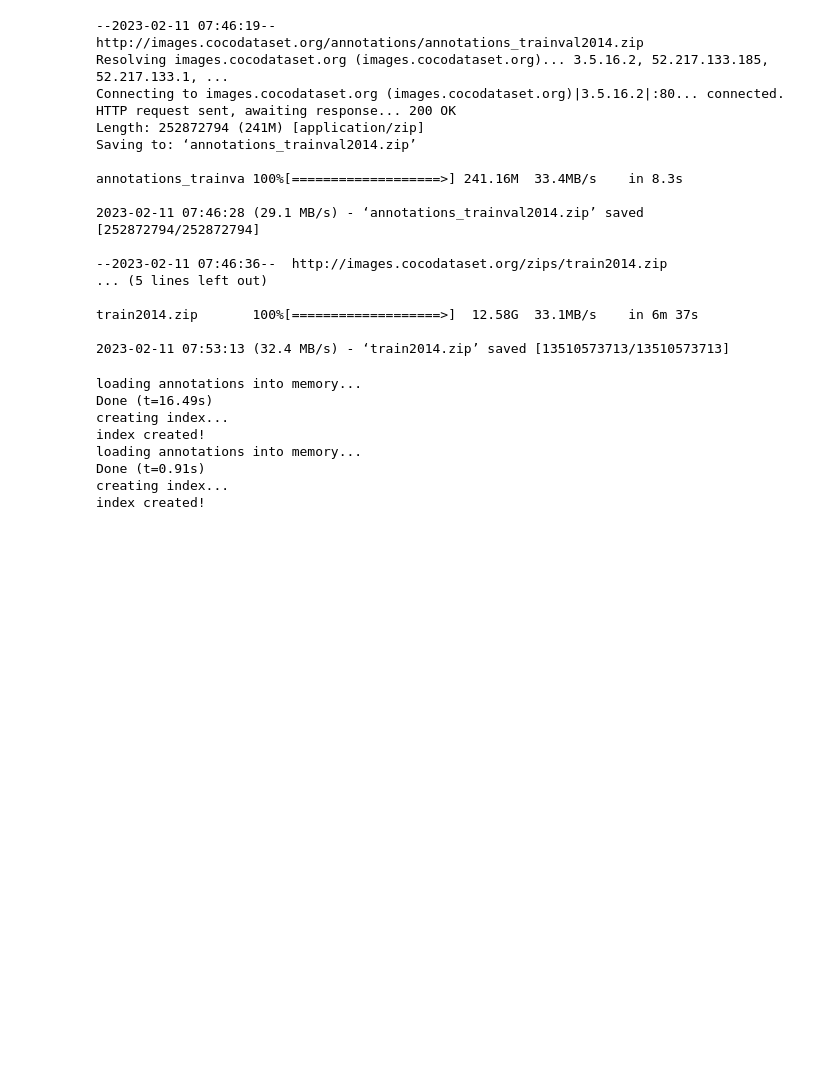
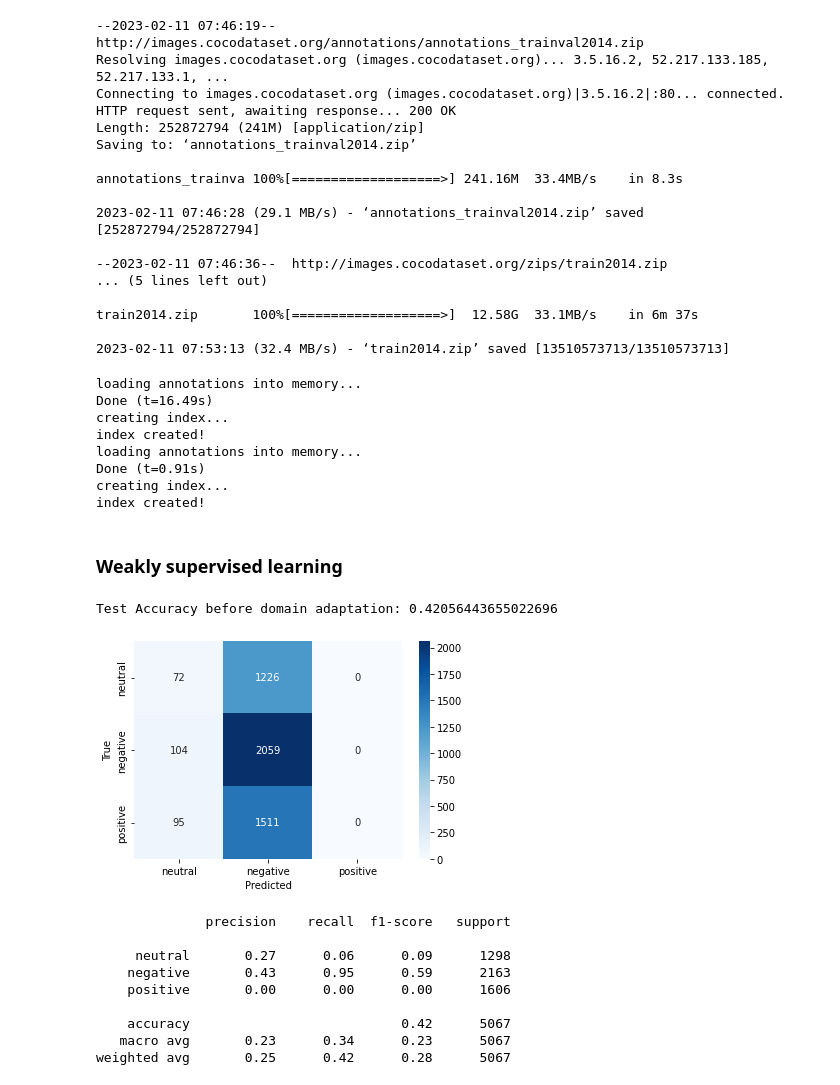
Before and after one commit to saeedzou/Multi-modal-Sentiment-Analysis-on-MSCTD-Dataset, a Jupyter notebook: Phase 3.ipynb, the cells around one changed output. Drawn from its saved outputs; the diff is of its cells as text; code cells hidden in the pictures; blank space fills up the shorter version.

```diff
--- a/Phase 3.ipynb
+++ b/Phase 3.ipynb
@@ -1132,6 +1171,63 @@ class TokenizedCoco(Dataset):
         return image, text
     def __len__(self):
         return len(self.dataset)
+# %% [markdown]
+### Weakly supervised learning
+# %%
+image_encoder = torch.load('image_backbone.pth')
+for param in image_encoder.parameters():
+    param.requires_grad = False
+for param in image_encoder.linear_layer.parameters():
+    param.requires_grad = True
+# %%
+# evaluate on original Dataset
+test_loss = 0
+test_acc = 0
+total_samples = 0
+y_true = []
+y_pred = []
+with torch.no_grad():
+    for images, _, labels in tqdm(test_dataloader_tokenized):
+        images = images.to(device)
+        labels = labels.to(device)
+        # get the image embeddings
+        predictions = image_encoder(images)
+        # calculate the loss
+        loss = F.cross_entropy(predictions, labels)
+        # calculate the accuracy
+        acc = (predictions.argmax(dim=1) == labels).float().sum()
+        # update the loss and accuracy
+        test_loss += loss.item()
+        test_acc += acc.item()
+        total_samples += labels.size(0)
+        y_true.extend(labels.tolist())
+        y_pred.extend(predictions.argmax(dim=1).tolist())
+# calculate the average loss and accuracy
+test_loss /= len(test_dataloader_tokenized)
+test_acc /= total_samples
+print(f"Test Accuracy before domain adaptation: {test_acc}")
+# %% [output]
+Test Accuracy before domain adaptation: 0.42056443655022696
+# %%
+# confusion matrix
+cm = sns.heatmap(confusion_matrix(y_true, y_pred), annot=True, fmt='d', cmap='Blues', xticklabels=['neutral', 'negative', 'positive'], yticklabels=['neutral', 'negative', 'positive'])
+cm.set_xlabel('Predicted')
+cm.set_ylabel('True')
+plt.show()
+# classification report
+print('\n\n')
+print(classification_report(y_true, y_pred, target_names=['neutral', 'negative', 'positive']))
+# %% [output]
+[figure, added]
+              precision    recall  f1-score   support
+
+     neutral       0.27      0.06      0.09      1298
+    negative       0.43      0.95      0.59      2163
+    positive       0.00      0.00      0.00      1606
+
+    accuracy                           0.42      5067
+   macro avg       0.23      0.34      0.23      5067
+weighted avg       0.25      0.42      0.28      5067
 # %%
 coco_dataset_tokenized = TokenizedCoco(coco_dataset, tokenizer, max_length=25)
 coco_dataloader_tokenized = DataLoader(coco_dataset_tokenized, batch_size=32, shuffle=True)
```
Also changed, not shown: parts of 19 cells of this notebook.
